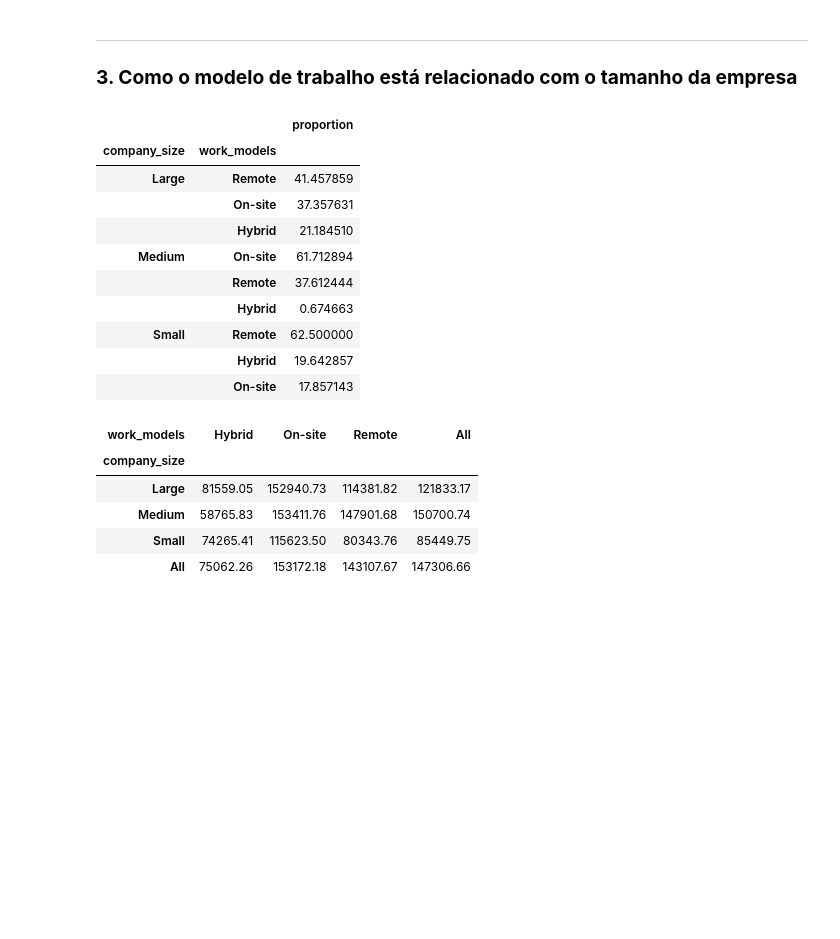
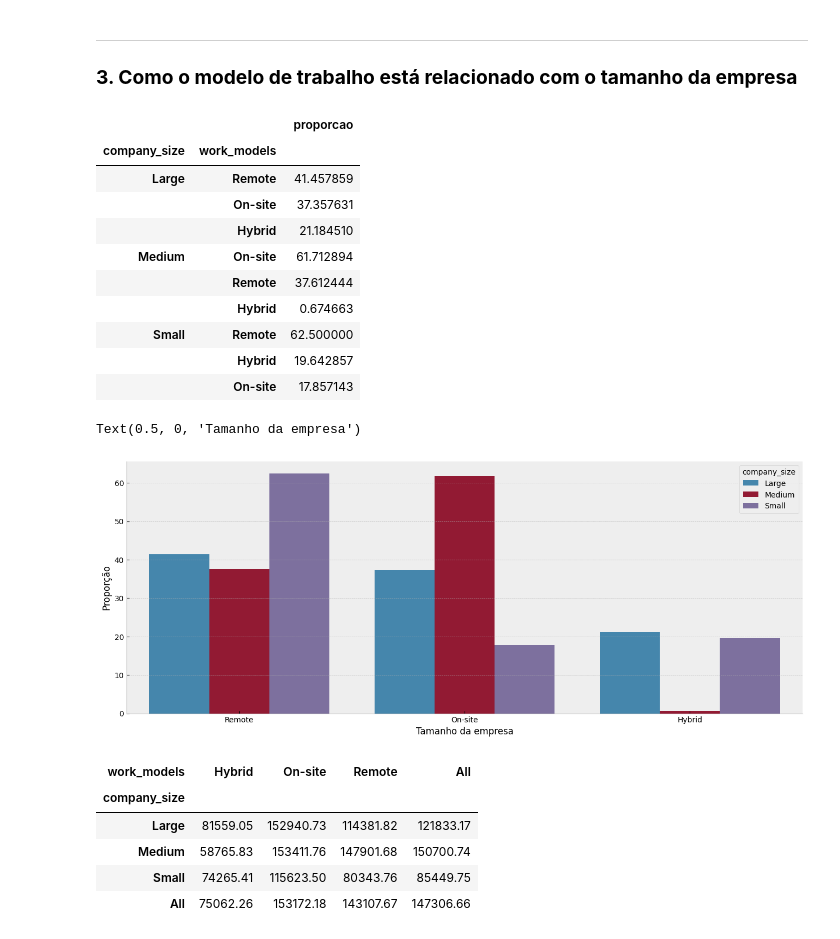
Before and after one commit to Alexandre-Esposte/dive-into-data-careers, a Jupyter notebook: notebook/data_careers_analysis.ipynb, the cells around one changed output. Cells and saved outputs as stored; diff of their text form; code cells hidden in the pictures; blank space fills up the shorter version.

```diff
--- a/notebook/data_careers_analysis.ipynb
+++ b/notebook/data_careers_analysis.ipynb
@@ -891,20 +894,26 @@ fig.savefig('../images/variacao_salarioxworkmodels.png')
 # %% [markdown]
 ---
 ### **3. Como o modelo de trabalho está relacionado com o tamanho da empresa**
-# %%
-estudo.groupby('company_size')['work_models'].value_counts(1).mul(100).to_frame()
-# %% [output]
-|  |  | proportion |
-| company_size | work_models |  |
-| Large | Remote | 41.457859 |
-|  | On-site | 37.357631 |
-|  | Hybrid | 21.184510 |
-| Medium | On-site | 61.712894 |
-|  | Remote | 37.612444 |
-|  | Hybrid | 0.674663 |
-| Small | Remote | 62.500000 |
-|  | Hybrid | 19.642857 |
-|  | On-site | 17.857143 |
+# %%
+proporcao = estudo.groupby('company_size')['work_models'].value_counts(1).mul(100).to_frame('proporcao')
+display(proporcao)
+sns.barplot(data = proporcao.reset_index(), x='work_models',y = 'proporcao',hue='company_size')
+plt.ylabel('Proporção',size=12)
+plt.xlabel('Tamanho da empresa',size=12)
+# %% [output]
+|  |  | proporcao |
+| company_size | work_models |  |
+| Large | Remote | 41.457859 |
+|  | On-site | 37.357631 |
+|  | Hybrid | 21.184510 |
+| Medium | On-site | 61.712894 |
+|  | Remote | 37.612444 |
+|  | Hybrid | 0.674663 |
+| Small | Remote | 62.500000 |
+|  | Hybrid | 19.642857 |
+|  | On-site | 17.857143 |
+Text(0.5, 0, 'Tamanho da empresa')
+[figure, added]
 # %%
 estudo.pivot_table(index = 'company_size', columns = 'work_models', values='salary_in_usd', margins = True).round(2)
 # %% [output]
```
Also changed, not shown: parts of 25 cells of this notebook.
